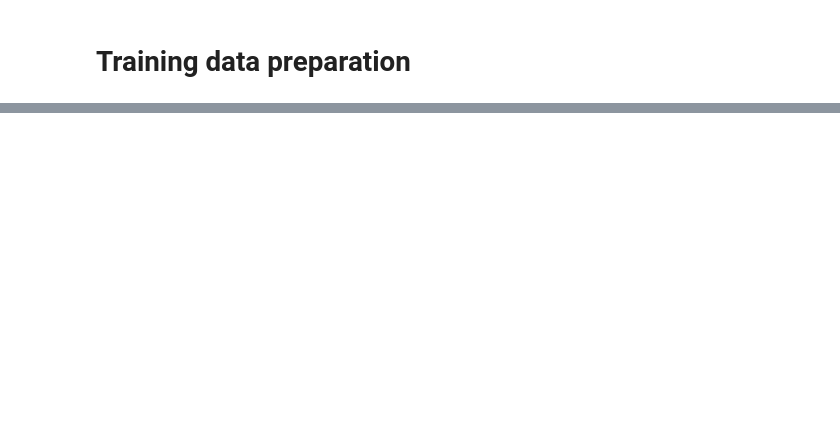
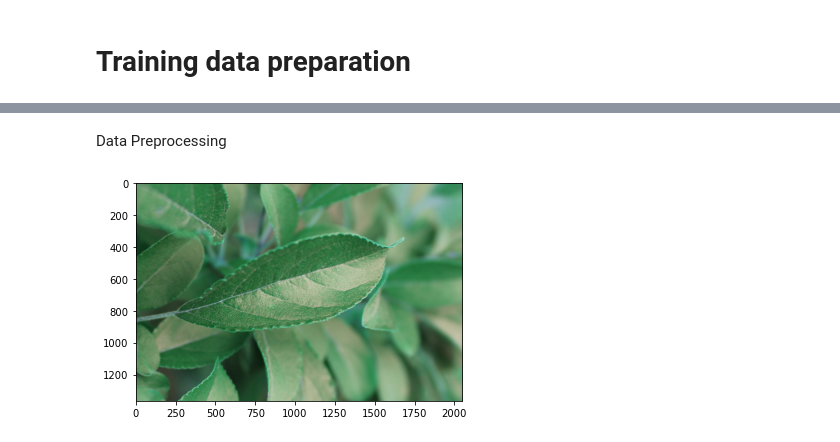
Before and after one commit to krakshak/kaggle-foliar-detection, a Jupyter notebook: foliar_diseases.ipynb, the cells around one changed output, grey strips where cells are left out. Cells and saved outputs as stored; diff of their text form; code cells hidden in the pictures; blank space fills up the shorter version.

```diff
--- a/foliar_diseases.ipynb
+++ b/foliar_diseases.ipynb
@@ -34,0 +89,16 @@ train_df.head()
+# %% [markdown]
+Data Preprocessing
+# %%
+train_dir=r'D:\Project\foliar_disease\images\train'
+Categories=['healthy','multiple_disease','rust','scab']
+
+for j in Categories:
+    path=os.path.join(Train_DIR,j)
+    for img in os.listdir(path):
+        old_image=cv2.imread(os.path.join(path,img),cv2.COLOR_BGR2RGB)
+        plt.imshow(old_image)
+        plt.show()
+        break
+    break
+# %% [output]
+[figure, added]
```
Also changed, not shown: parts of 16 cells of this notebook.
